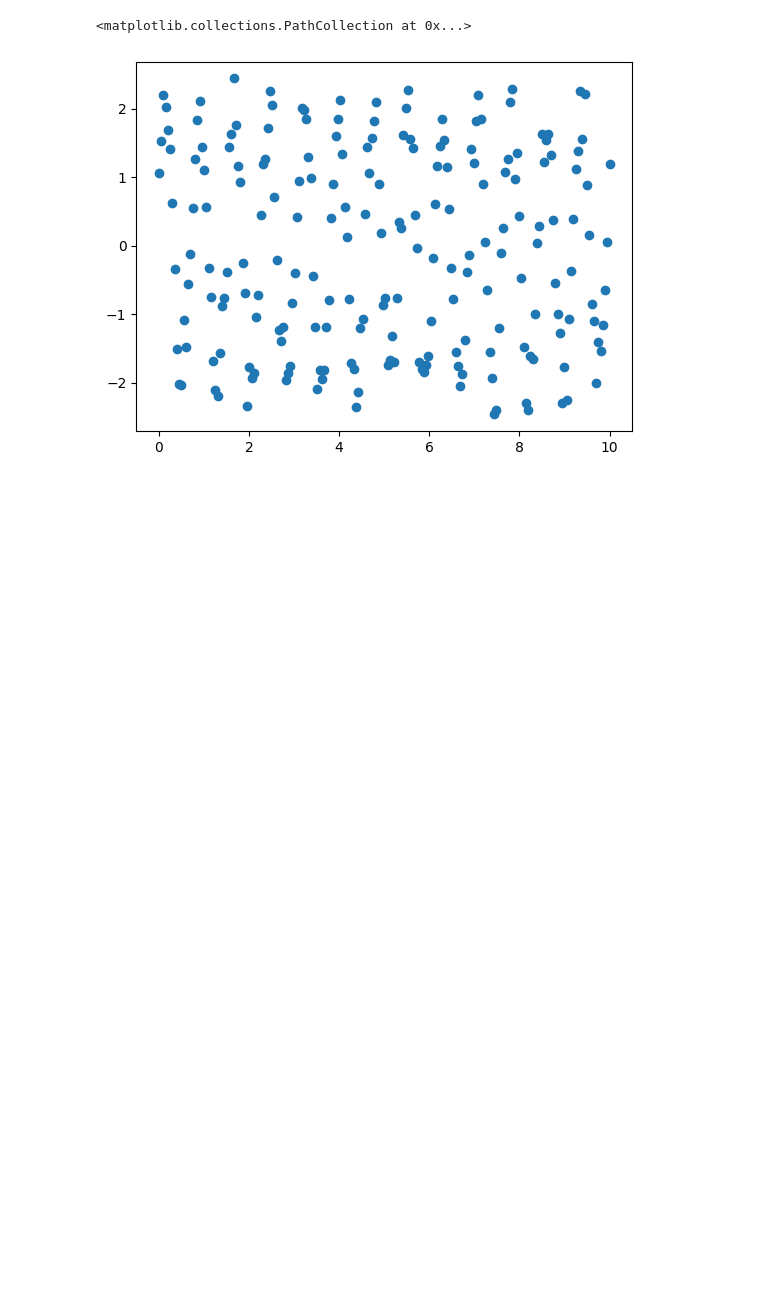
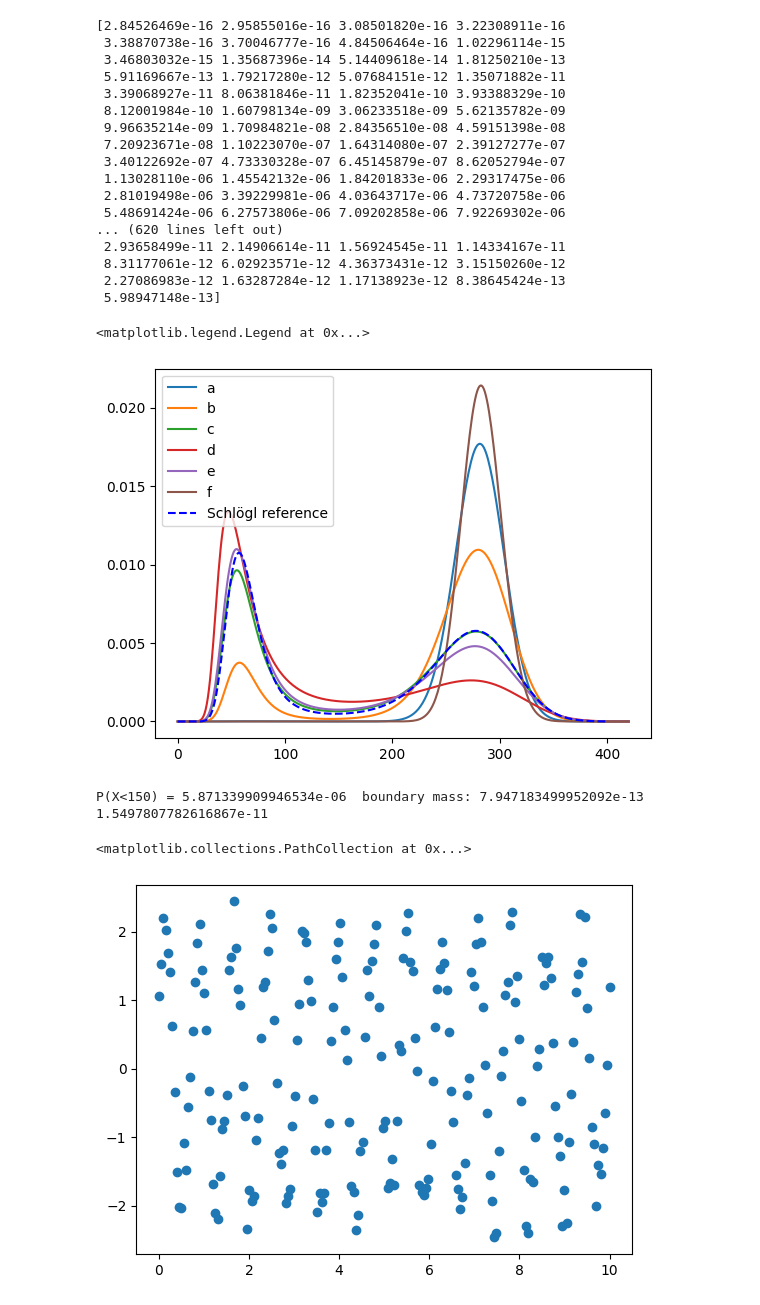
Before and after one commit to LLUVVC/bistable_model_simulation, a Jupyter notebook: notebooks/sandbox.ipynb, the cells around one changed output. Cells and saved outputs as stored; diff of their text form; code cells hidden in the pictures; blank space fills up the shorter version.

```diff
--- a/notebooks/sandbox.ipynb
+++ b/notebooks/sandbox.ipynb
@@ -45,0 +136,34 @@ print(px2)
+# %%
+cases = {"a": ((37.5, 1500, 6, 1, 5.75, 25), 400),
+         "b": ((7.5, 1500, 30, 5, 5.75, 25), 160),
+         "c": ((1.5, 1500, 150, 25, 5.75, 25), 70),
+         "d": ((0.3, 1500, 750, 125, 5.75, 25), 40),
+         "e": ((1.5, 7500, 750, 125, 5.75, 25), 40),
+         "f": ((150, 1500, 1.5, 1.5/6, 5.75, 25), 1200)
+         }
+exact = {k: solve_cme_2d(l, 10.0, 20.0, 8.0, 420, Ym)[0] for k, (l, Ym) in cases.items()}
+# %%
+for i in exact.keys():
+    plt.plot(np.arange(0,421), exact[i],label=f'{i}')
+plt.plot(p_states, stat_dist, '--', color='b', label="Schlögl reference")
+plt.legend()
+# %% [output]
+[2.84526469e-16 2.95855016e-16 3.08501820e-16 3.22308911e-16
+ 3.38870738e-16 3.70046777e-16 4.84506464e-16 1.02296114e-15
+ 3.46803032e-15 1.35687396e-14 5.14409618e-14 1.81250210e-13
+ 5.91169667e-13 1.79217280e-12 5.07684151e-12 1.35071882e-11
+ 3.39068927e-11 8.06381846e-11 1.82352041e-10 3.93388329e-10
+ 8.12001984e-10 1.60798134e-09 3.06233518e-09 5.62135782e-09
+ 9.96635214e-09 1.70984821e-08 2.84356510e-08 4.59151398e-08
+ 7.20923671e-08 1.10223070e-07 1.64314080e-07 2.39127277e-07
+ 3.40122692e-07 4.73330328e-07 6.45145879e-07 8.62052794e-07
+ 1.13028110e-06 1.45542132e-06 1.84201833e-06 2.29317475e-06
+ 2.81019498e-06 3.39229981e-06 4.03643717e-06 4.73720758e-06
+ 5.48691424e-06 6.27573806e-06 7.09202858e-06 7.92269302e-06
+... (620 lines left out)
+ 2.93658499e-11 2.14906614e-11 1.56924545e-11 1.14334167e-11
+ 8.31177061e-12 6.02923571e-12 4.36373431e-12 3.15150260e-12
+ 2.27086983e-12 1.63287284e-12 1.17138923e-12 8.38645424e-13
+ 5.98947148e-13]
+<matplotlib.legend.Legend at 0x...>
+[figure, added]
@@ -46,3 +173,7 @@ print(px2)
+# %%
+print("P(X<150) =", PX2[:150].sum(), " boundary mass:", P2[-1, :].sum(), P2[:, -1].sum())
+# %% [output]
+P(X<150) = 5.871339909946534e-06  boundary mass: 7.947183499952092e-13 1.5497807782616867e-11
 # %%
 plt.scatter(t,y)
 # %% [output]
```
Also changed, not shown: parts of 9 cells of this notebook, 8 other files.
